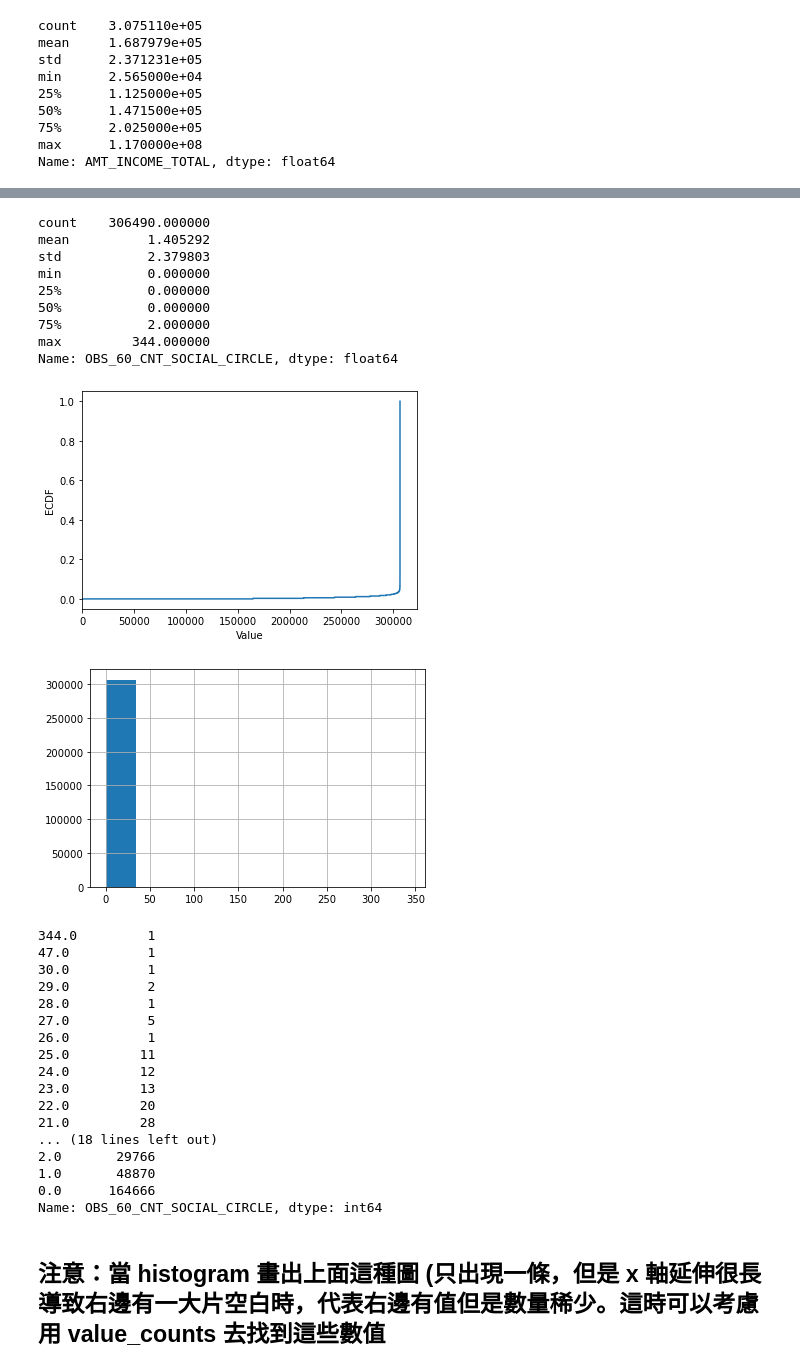
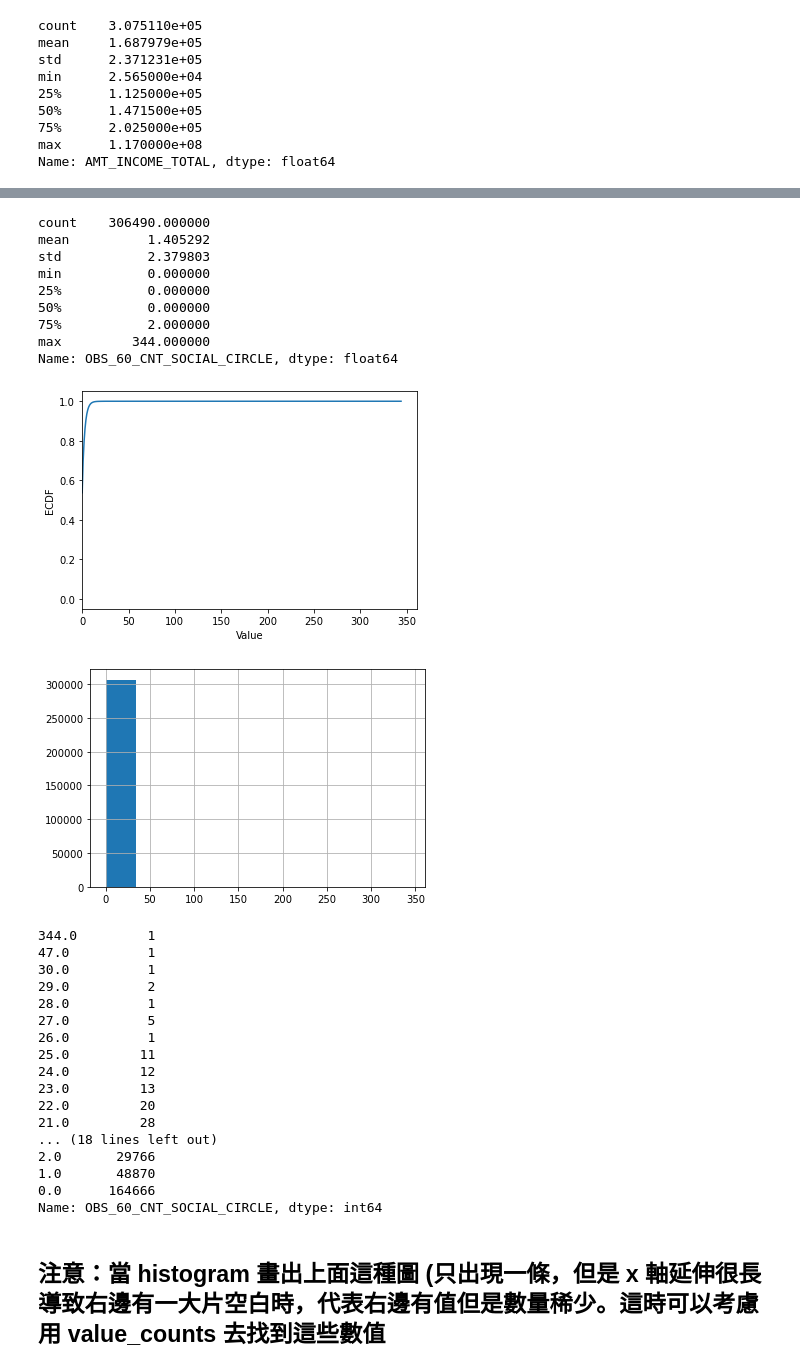
Before and after one commit to popogeee/100Day_ML, a Jupyter notebook: Day_009_HW.ipynb, the cells around one changed output, grey strips where cells are left out. Saved outputs shown, nothing was run; the diff lists cells and outputs as text; code cells hidden in the pictures.

```diff
--- a/Day_009_HW.ipynb
+++ b/Day_009_HW.ipynb
@@ -209,35 +190,35 @@ Name: REGION_POPULATION_RELATIVE, Length: 81, dtype: int64
 # %%
 # 最大值落在分布之外
 print(app_train['OBS_60_CNT_SOCIAL_CIRCLE'].describe())
 
 # 繪製 Empirical Cumulative Density Plot (ECDF)
 """
 Your Code Here
 """
-cdf = app_train['OBS_60_CNT_SOCIAL_CIRCLE'].sort_values().reset_index(drop=True)
+cdf = app_train['OBS_60_CNT_SOCIAL_CIRCLE'].value_counts().sort_index().cumsum()
 
 
 plt.plot(list(cdf.index), cdf/cdf.max())
 plt.xlabel('Value')
 plt.ylabel('ECDF')
 plt.xlim([cdf.index.min() * 0.95, cdf.index.max() * 1.05])
 plt.ylim([-0.05,1.05]) # 限制顯示圖片的範圍
 plt.show()
 
 app_train['OBS_60_CNT_SOCIAL_CIRCLE'].hist()
 plt.show()
 print(app_train['OBS_60_CNT_SOCIAL_CIRCLE'].value_counts().sort_index(ascending = False))
 # %% [output]
 count    306490.000000
 mean          1.405292
 std           2.379803
 min           0.000000
 25%           0.000000
 50%           0.000000
 75%           2.000000
 max         344.000000
 Name: OBS_60_CNT_SOCIAL_CIRCLE, dtype: float64
-[figure, old version]
+[figure, new version]
 [figure]
 344.0         1
 47.0          1
```
Also changed, not shown: parts of 4 cells of this notebook.
